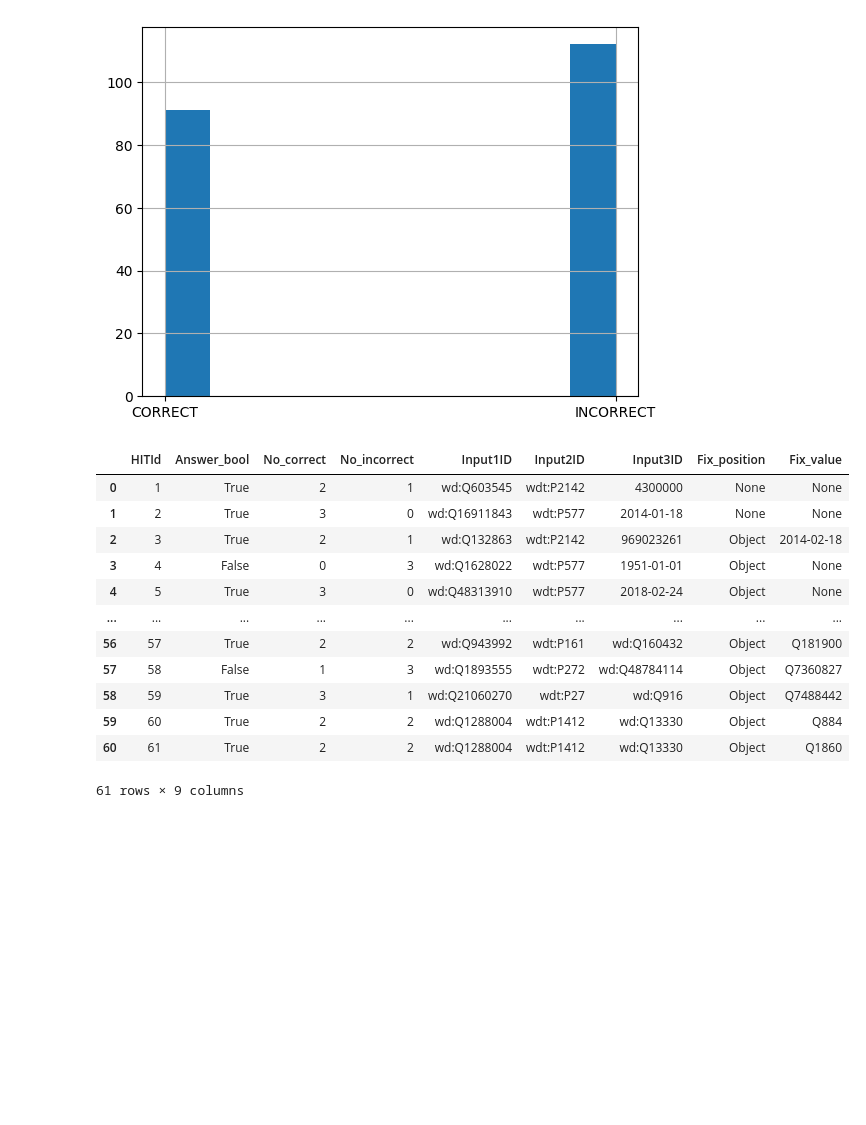
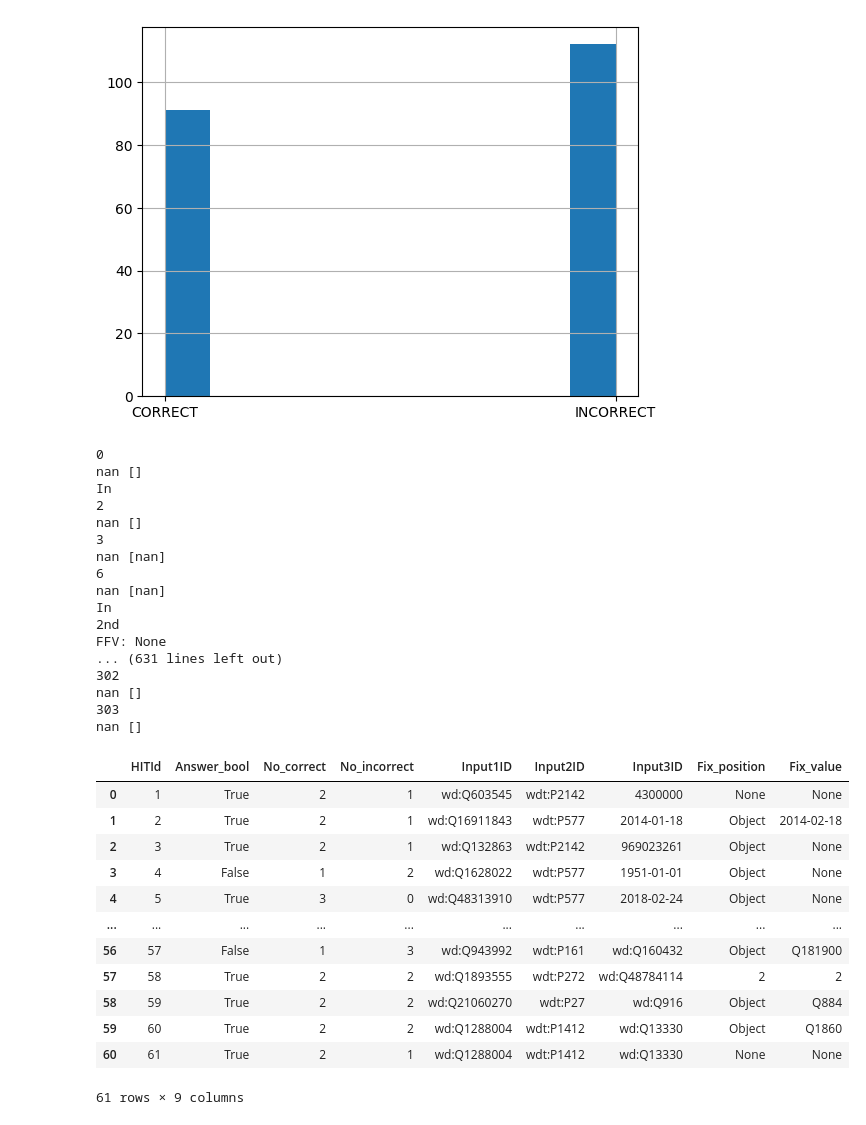
Before and after one commit to JorgeOrtizV/IntelligentConversationalAgent_ATAI, a Jupyter notebook: NER_test.ipynb, the cells around one changed output. Cells and saved outputs as stored; diff of their text form; code cells hidden in the pictures; blank space fills up the shorter version.

```diff
--- a/NER_test.ipynb
+++ b/NER_test.ipynb
@@ -1185,57 +1589,92 @@ no_correct = 0
 no_incorrect = 0
 fix_pos = []
 fix_val = []
 new_df = []
 final_fix_pos = None
 final_fix_val = None
 for index, row in filtered_crowd_df.iterrows():
-    if(cur_id!=row['HITId']):
-        if(cur_id!=-1):
-            if(len(fix_pos)>0):
-                final_fix_pos = most_common(fix_pos)
-            if(len(fix_val)>0):
-                final_fix_val = most_common(fix_val)
-            new_df.append((cur_id,no_correct>=no_incorrect,no_correct,no_incorrect,row["Input1ID"],row["Input2ID"],row["Input3ID"],
-                          final_fix_pos,final_fix_val))
-        no_correct=no_incorrect=0
-        fix_pos = []
-        fix_val = []
-        cur_id = row['HITId']
-
+    print(index)
+    print(row["FixValue"],fix_val)
 
     if(row['AnswerID']==1.0):
             no_correct+=1
     else:
         no_incorrect+=1
         fix_pos.append(row["FixPosition"])
         fix_val.append(row["FixValue"])
+
+    if(cur_id!=row['HITId']):
+        print("In")
+        if(cur_id!=-1):
+            print("2nd")
+            if(len(fix_pos)>0):
+                final_fix_pos = most_common(fix_pos)
+            if(len(fix_val)>0):
+                final_fix_val = most_common(fix_val)
+
+            print("FFV:",final_fix_val)
+            i1 = row["Input1ID"]
+            i2 = row["Input2ID"]
+            i3 = row["Input3ID"]
+            #if(no_correct<no_incorrect):
+            #    if(final_fix_pos == "Object" and final_fix_val!=None):
+            #        i3 = final_fix_val
+            #    elif(final_fix_pos == "Predicate" and final_fix_val!=None):
+            #        i2 = final_fix_val
+
+            new_df.append((cur_id,no_correct>=no_incorrect,no_correct,no_incorrect,i1,i2,i3,
+                          final_fix_pos,final_fix_val))
+            print("ID:",cur_id)
+        no_correct=no_incorrect=0
+        fix_pos = []
+        fix_val = []
+        cur_id = row['HITId']
+
+
 
 if(len(fix_pos)>0):
     final_fix_pos = most_common(fix_pos)
 if(len(fix_val)>0):
     final_fix_val = most_common(fix_val)
 new_df.append((cur_id,no_correct>=no_incorrect,no_correct,no_incorrect,row["Input1ID"],row["Input2ID"],row["Input3ID"],
               final_fix_pos,final_fix_val))
 
 
 final_crowd_df = pd.DataFrame(new_df,columns=["HITId","Answer_bool","No_correct","No_incorrect","Input1ID","Input2ID","Input3ID",
                                              "Fix_position","Fix_value"])
 
 final_crowd_df
 # %% [output]
+0
+nan []
+In
+2
+nan []
+3
+nan [nan]
+6
+nan [nan]
+In
+2nd
+FFV: None
+... (631 lines left out)
+302
+nan []
+303
+nan []
 |  | HITId | Answer_bool | No_correct | No_incorrect | Input1ID | Input2ID | Input3ID | Fix_position | Fix_value |
 | 0 | 1 | True | 2 | 1 | wd:Q603545 | wdt:P2142 | 4300000 | None | None |
-| 1 | 2 | True | 3 | 0 | wd:Q16911843 | wdt:P577 | 2014-01-18 | None | None |
-| 2 | 3 | True | 2 | 1 | wd:Q132863 | wdt:P2142 | 969023261 | Object | 2014-02-18 |
-| 3 | 4 | False | 0 | 3 | wd:Q1628022 | wdt:P577 | 1951-01-01 | Object | None |
+| 1 | 2 | True | 2 | 1 | wd:Q16911843 | wdt:P577 | 2014-01-18 | Object | 2014-02-18 |
+| 2 | 3 | True | 2 | 1 | wd:Q132863 | wdt:P2142 | 969023261 | Object | None |
+| 3 | 4 | False | 1 | 2 | wd:Q1628022 | wdt:P577 | 1951-01-01 | Object | None |
 | 4 | 5 | True | 3 | 0 | wd:Q48313910 | wdt:P577 | 2018-02-24 | Object | None |
 | ... | ... | ... | ... | ... | ... | ... | ... | ... | ... |
-| 56 | 57 | True | 2 | 2 | wd:Q943992 | wdt:P161 | wd:Q160432 | Object | Q181900 |
-| 57 | 58 | False | 1 | 3 | wd:Q1893555 | wdt:P272 | wd:Q48784114 | Object | Q7360827 |
-| 58 | 59 | True | 3 | 1 | wd:Q21060270 | wdt:P27 | wd:Q916 | Object | Q7488442 |
-| 59 | 60 | True | 2 | 2 | wd:Q1288004 | wdt:P1412 | wd:Q13330 | Object | Q884 |
-| 60 | 61 | True | 2 | 2 | wd:Q1288004 | wdt:P1412 | wd:Q13330 | Object | Q1860 |
+| 56 | 57 | False | 1 | 3 | wd:Q943992 | wdt:P161 | wd:Q160432 | Object | Q181900 |
+| 57 | 58 | True | 2 | 2 | wd:Q1893555 | wdt:P272 | wd:Q48784114 | 2 | 2 |
+| 58 | 59 | True | 2 | 2 | wd:Q21060270 | wdt:P27 | wd:Q916 | Object | Q884 |
+| 59 | 60 | True | 2 | 2 | wd:Q1288004 | wdt:P1412 | wd:Q13330 | Object | Q1860 |
+| 60 | 61 | True | 2 | 1 | wd:Q1288004 | wdt:P1412 | wd:Q13330 | None | None |
-61 rows × 9 columns
+61 rows × 9 columns
 # %%
 #Calculating inter rater agreement
 # First get data with worker IDs. Filter out only workers in the particular task. Then calculate the positive and negative, and irr
```
Also changed, not shown: parts of 18 cells of this notebook, 2 other files.
